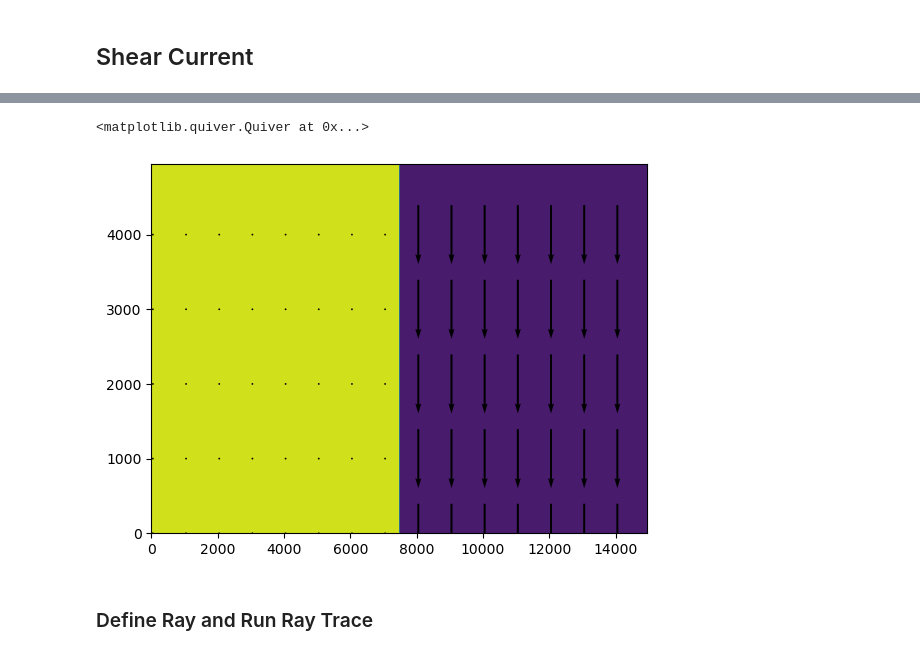
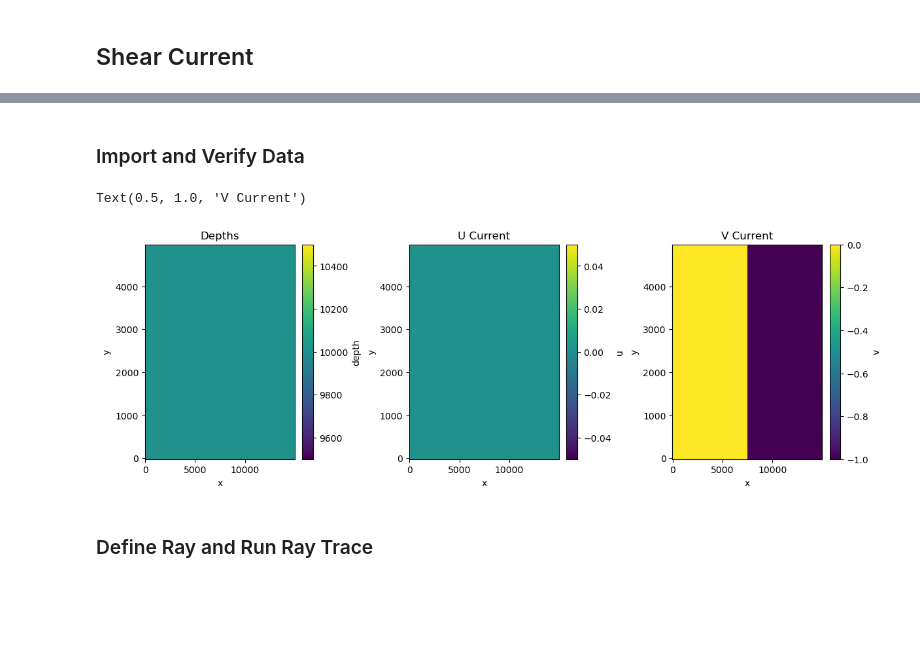
Before and after one commit to mines-oceanography/mantaray, a Jupyter notebook: notebooks/theoretical_comparison/snells_law_verification.ipynb, the cells around one changed output, grey strips where cells are left out. Cells and saved outputs as stored; diff of their text form; code cells hidden in the pictures; blank space fills up the shorter version.

```diff
--- a/notebooks/theoretical_comparison/snells_law_verification.ipynb
+++ b/notebooks/theoretical_comparison/snells_law_verification.ipynb
@@ -190,12 +179,22 @@ current_check.v.plot()
-# %%
-fig, ax = plt.subplots()
-ax.contourf(current_check.x, current_check.y, current_check.v)
-current_check_trimmed = current_check.sel(x=slice(10, None, 20), y=slice(None, None, 20))
-ax.quiver(current_check_trimmed.x, current_check_trimmed.y, current_check_trimmed.u, current_check_trimmed.v, color='black',
-          pivot='middle', width=0.004)
-# %% [output]
-<matplotlib.quiver.Quiver at 0x...>
-[figure, removed]
+# %% [markdown]
+### Import and Verify Data
+# %%
+deep_flat_bathymetry_path = 'data/deep_water_flat_bathymetry.nc'
+shear_current_path = 'data/shear_current_-1v.nc'
+deep_flat_bathymetry = xr.open_dataset(deep_flat_bathymetry_path)
+shear_current = xr.open_dataset(shear_current_path)
+
+# Plot Data to Verify
+fig, ax_list = plt.subplots(1, 3, figsize=(12,4), layout='constrained')
+deep_flat_bathymetry.depth.plot(ax=ax_list[0])
+shear_current.u.plot(ax=ax_list[1])
+shear_current.v.plot(ax=ax_list[2])
+ax_list[0].set_title('Depths')
+ax_list[1].set_title('U Current')
+ax_list[2].set_title('V Current')
+# %% [output]
+Text(0.5, 1.0, 'V Current')
+[figure, added]
 # %% [markdown]
 ### Define Ray and Run Ray Trace
 # %%
```
Also changed, not shown: parts of 9 cells of this notebook.
